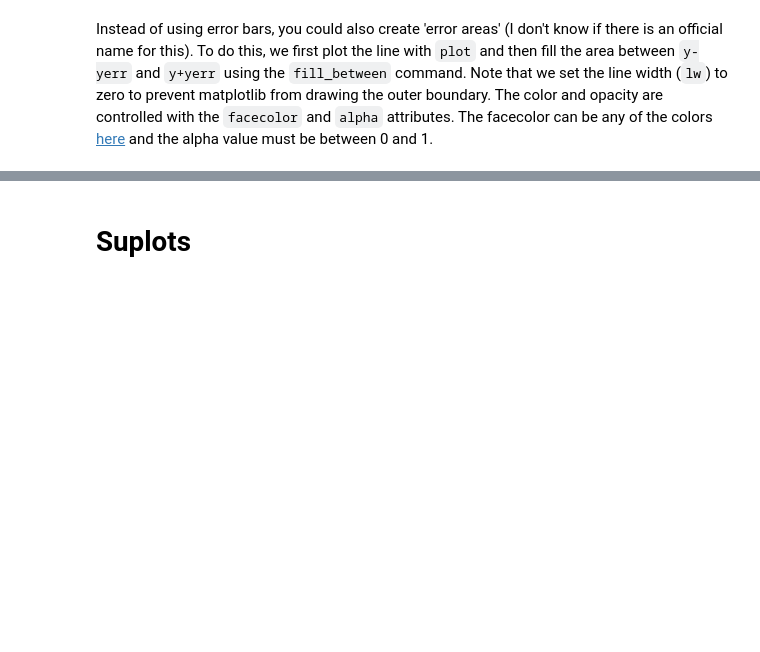
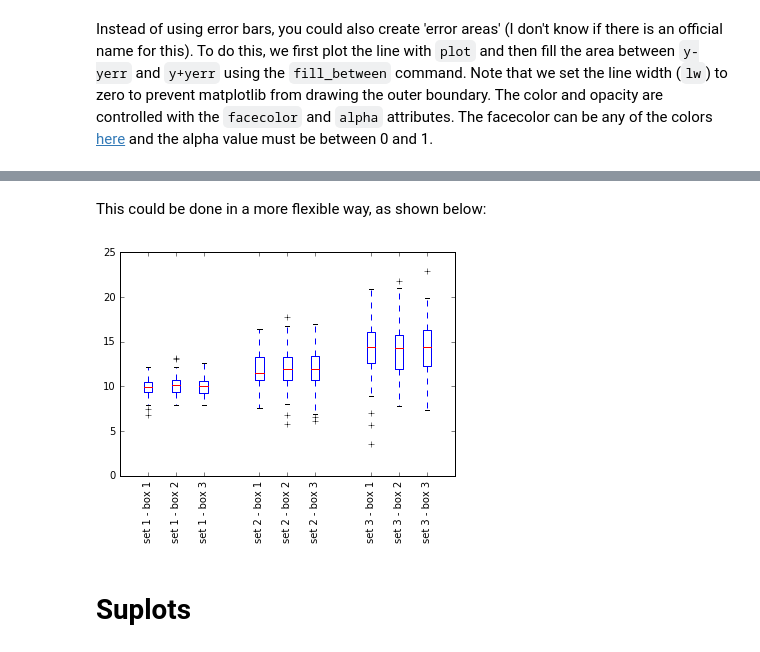
Before and after one commit to margrietpalm/Python-Examples, a Jupyter notebook: Plot examples.ipynb, the cells around one changed output, grey strips where cells are left out. Saved outputs shown, nothing was run; the diff lists cells and outputs as text; code cells hidden in the pictures; blank space fills up the shorter version.

```diff
--- a/Plot examples.ipynb
+++ b/Plot examples.ipynb
@@ -71,3 +103,42 @@ plt.fill_between(x,y-yerr,y+yerr,lw=0,facecolor='grey',alpha=0.5)
+# %% [markdown]
+This could be done in a more flexible way, as shown below:
+# %%
+#----- Parameters for dummy data -----#
+# number of datasets
+n_set = 3
+# number of boxes per dataset
+n_box = 3
+# number of points per box
+n_pts = 100
+
+# extra distance between each set of boxplots
+dx = 1
+
+# create empty list of x-markers
+# this list will be filled automatically in the for-loop
+xticks = []
+
+# create emtpy list with labels to put at each x-marker
+# this list will be filled automatically in the for-loop
+labels = []
+
+for i in range(n_set):
+    # create dummy data
+    d = np.random.normal(10+2*i,1+i,(n_pts,n_box))
+    # generate list of positions for the boxplots
+    pos = np.arange(1,n_box+1)+i*n_box+i*dx
+    # add positions to the list of xticks
+    xticks += list(pos)
+    # add labels to the list of labels
+    labels += ['set {} - box {}'.format(i+1,n) for n in range(1,n_box+1)]
+    # create boxplots
+    plt.boxplot(d,positions=pos);
+# fix xlmits
+plt.xlim([0,n_box*n_set+n_set*dx]);
+# set xticks
+plt.xticks(xticks,labels,rotation='vertical');
+# %% [output]
+[figure, added]
 # %% [markdown]
 # Suplots
 # %% [markdown]
```
Also changed, not shown: parts of 8 cells of this notebook.
